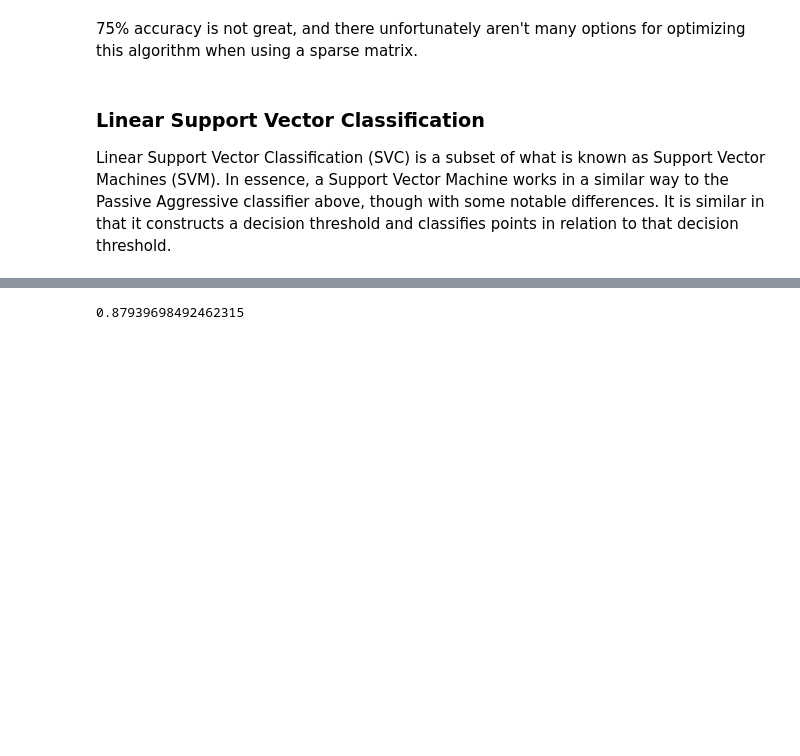
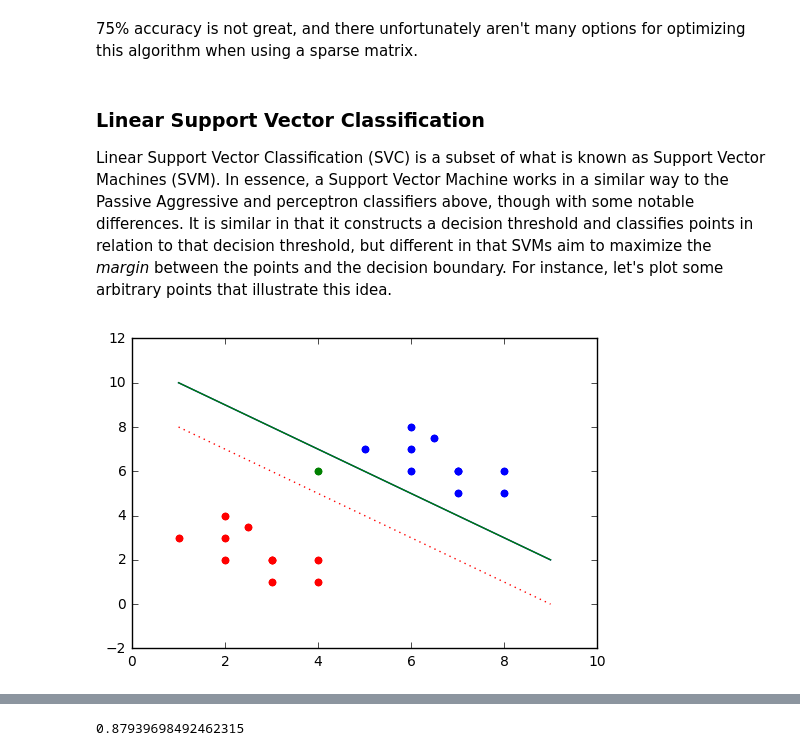
Before and after one commit to jtexnl/FBOProcurementScan, a Jupyter notebook: scripts/modelDocumentation.ipynb, the cells around one changed output, grey strips where cells are left out. Drawn from its saved outputs; the diff is of its cells as text; code cells hidden in the pictures; blank space fills up the shorter version.

```diff
--- a/scripts/modelDocumentation.ipynb
+++ b/scripts/modelDocumentation.ipynb
@@ -304,4 +304,28 @@ metrics.accuracy_score(y_test, nc_pred)
 # %% [markdown]
 ### Linear Support Vector Classification
 
-Linear Support Vector Classification (SVC) is a subset of what is known as Support Vector Machines (SVM). In essence, a Support Vector Machine works in a similar way to the Passive Aggressive classifier above, though with some notable differences. It is similar in that it constructs a decision threshold and classifies points in relation to that decision threshold.
+Linear Support Vector Classification (SVC) is a subset of what is known as Support Vector Machines (SVM). In essence, a Support Vector Machine works in a similar way to the Passive Aggressive and perceptron classifiers above, though with some notable differences. It is similar in that it constructs a decision threshold and classifies points in relation to that decision threshold, but different in that SVMs aim to maximize the _margin_ between the points and the decision boundary. For instance, let's plot some arbitrary points that illustrate this idea.
+# %%
+red_x = [2, 2, 3, 4, 2, 3, 1, 3, 4, 2.5]
+red_y = [3, 2, 2, 2, 4, 2, 3, 1, 1, 3.5]
+
+blue_x = [6, 6, 7, 8, 6, 7, 5, 7, 8, 6.5]
+blue_y = [7, 6, 6, 6, 8, 6, 7, 5, 5, 7.5]
+
+green_x = [4]
+green_y = [6]
+
+line_a_x = [10, 8, 6, 4, 2]
+line_a_y = [1, 3, 5, 7, 9]
+
+line_b_x = [8, 6, 4, 2, 0]
+line_b_y = [1, 3, 5, 7, 9]
+
+plt.scatter(red_x, red_y, color = 'red')
+plt.scatter(blue_x, blue_y, color = 'blue')
+plt.scatter(green_x, green_y, color = 'green')
+plt.plot(line_a_y, line_a_x)
+plt.plot(line_b_y, line_b_x, linestyle = 'dotted')
+plt.show()
+# %% [output]
+[figure, added]
```
Also changed, not shown: parts of 2 cells of this notebook.
